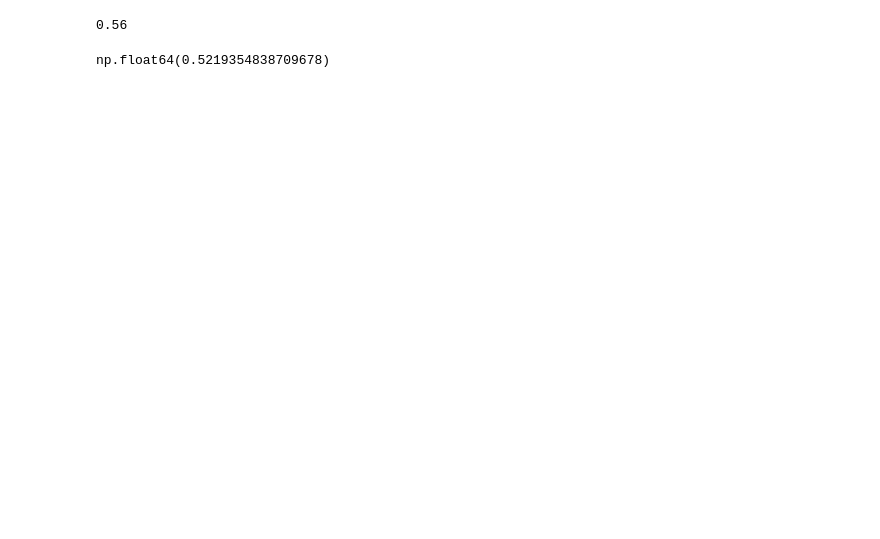
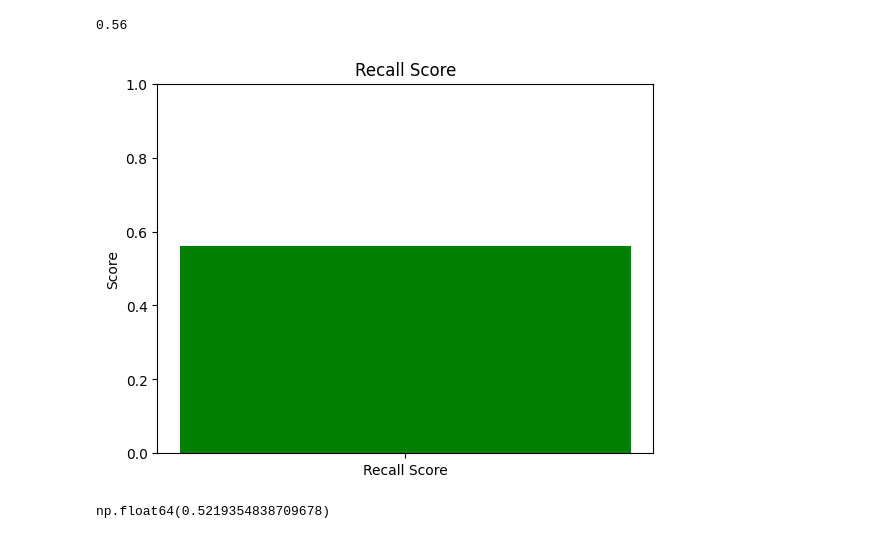
Before and after one commit to Fauzan555/House_price_prediction, a Jupyter notebook: Using_Logistic_reg.ipynb, the cells around one changed output. Drawn from its saved outputs; the diff is of its cells as text; code cells hidden in the pictures; blank space fills up the shorter version.

```diff
--- a/Using_Logistic_reg.ipynb
+++ b/Using_Logistic_reg.ipynb
@@ -308,6 +319,17 @@ precision_score(y,y_pred)
 recall_score(y,y_pred)
 # %% [output]
 0.56
+# %%
+recall = recall_score(y, y_pred)
+
+# Plotting
+plt.bar(['Recall Score'], [recall], color='green')
+plt.ylabel('Score')
+plt.title('Recall Score')
+plt.ylim(0, 1)  # Recall ranges from 0 to 1
+plt.show()
+# %% [output]
+[figure, added]
 # %%
 from sklearn.metrics import roc_auc_score
 # %%
```
Also changed, not shown: parts of 4 cells of this notebook.
